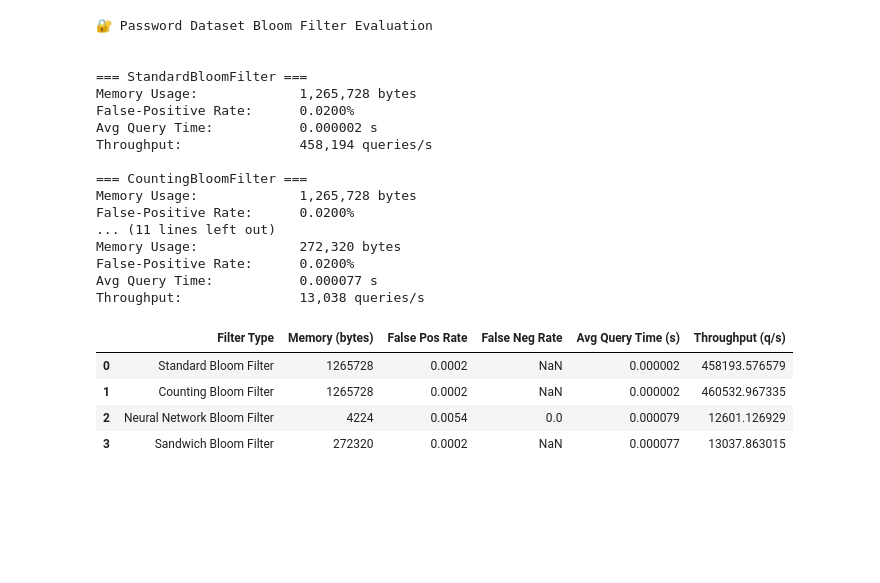
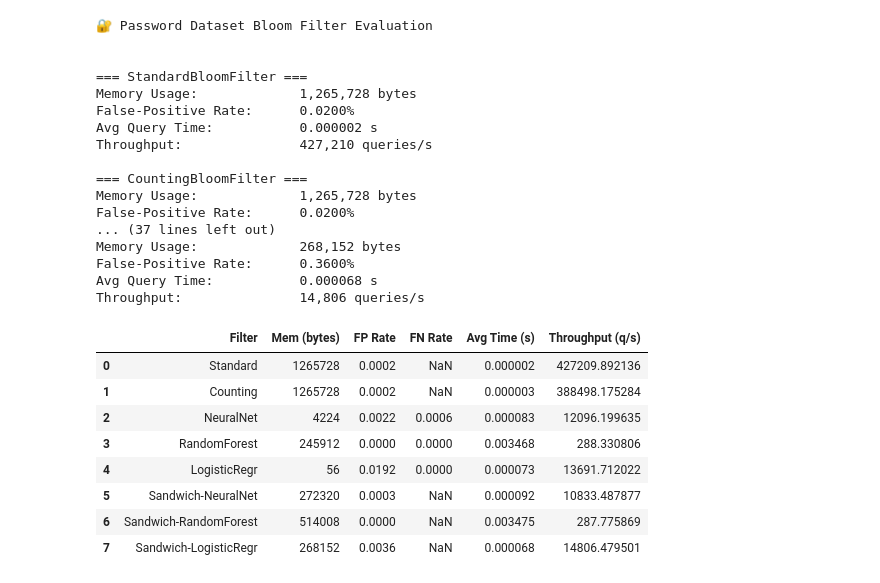
Before and after one commit to mbb249/CS6386_Final_Project, a Jupyter notebook: src/filters.ipynb, the cells around one changed output. Cells and saved outputs as stored; diff of their text form; code cells hidden in the pictures; blank space fills up the shorter version.

```diff
--- a/src/filters.ipynb
+++ b/src/filters.ipynb
@@ -138,7 +221,7 @@ def evaluate(bf, positives, negatives):
 
     # — measure false negatives (only makes sense for NN-based filters) —
     false_negatives = 0
-    if isinstance(bf, NeuralNetworkBloomFilter):
+    if isinstance(bf, NeuralNetworkBloomFilter) or isinstance(bf, RandomForestBloomFilter) or isinstance(bf, LogisticRegressionBloomFilter) :
         for url in positives:
             if not bf.query(url):
                 false_negatives += 1
@@ -154,14 +237,14 @@ def evaluate(bf, positives, negatives):
     print(f"\n=== {bf.__class__.__name__} ===")
     print(f"Memory Usage:             {mem_bytes:,} bytes")
     print(f"False‐Positive Rate:      {fpr:.4%}")
-    if isinstance(bf, NeuralNetworkBloomFilter):
+    if isinstance(bf, NeuralNetworkBloomFilter) or isinstance(bf, RandomForestBloomFilter) or isinstance(bf, LogisticRegressionBloomFilter) :
         print(f"False‐Negative Rate:      {fnr:.4%}")
     print(f"Avg Query Time:           {avg_query_time:.6f} s")
     print(f"Throughput:               {throughput:,.0f} queries/s")
 
     return {
         'fpr': fpr,
-        'fnr': fnr if isinstance(bf, NeuralNetworkBloomFilter) else None,
+        'fnr': fnr if isinstance(bf, NeuralNetworkBloomFilter) or isinstance(bf, RandomForestBloomFilter) or isinstance(bf, LogisticRegressionBloomFilter) else None,
         'avg_time': avg_query_time,
         'throughput': throughput,
         'memory_bytes': mem_bytes
@@ -224,56 +328,59 @@ Throughput:               10,401 queries/s
 # 🔐 Password Dataset
 print("\U0001f510 Password Dataset Bloom Filter Evaluation\n")
 with open("../datasets/passwords/password_positives.txt") as f:
     positives = f.read().splitlines()
 with open("../datasets/passwords/password_negatives.txt") as f:
     negatives = f.read().splitlines()
 
 filters_pw = [
-    ("Standard Bloom Filter", StandardBloomFilter(len(positives), 0.0005)),
-    ("Counting Bloom Filter", CountingBloomFilter(len(positives), 0.0005)),
-    ("Neural Network Bloom Filter", NeuralNetworkBloomFilter()),
-    ("Sandwich Bloom Filter", SandwichBloomFilter(positives, negatives, 0.20))
+    ("Standard", StandardBloomFilter(len(positives), 0.0005)),
+    ("Counting", CountingBloomFilter(len(positives), 0.0005)),
+] + [(name, bf) for name, bf in ml_filters] + [
+    (f"Sandwich-{name}", SandwichBloomFilter(bf, positives, negatives, 0.20))
+    for name, bf in ml_filters
 ]
-
-filters_pw[2][1].train(positives, negatives)
 
 results_pw = []
 for name, bf in filters_pw:
     m = evaluate(bf, positives, negatives)
     results_pw.append({
-        "Filter Type":      name,
-        "Memory (bytes)":   m["memory_bytes"],
-        "False Pos Rate":   m["fpr"],
-        "False Neg Rate":   m["fnr"],
-        "Avg Query Time (s)": m["avg_time"],
-        "Throughput (q/s)": m["throughput"],
+        "Filter":            name,
+        "Mem (bytes)":       m["memory_bytes"],
+        "FP Rate":           m["fpr"],
+        "FN Rate":           m["fnr"],
+        "Avg Time (s)":      m["avg_time"],
+        "Throughput (q/s)":  m["throughput"],
     })
 
 df_pw = pd.DataFrame(results_pw)
 display(df_pw)
 # %% [output]
 🔐 Password Dataset Bloom Filter Evaluation
 
 
 === StandardBloomFilter ===
 Memory Usage:             1,265,728 bytes
 False‐Positive Rate:      0.0200%
 Avg Query Time:           0.000002 s
-Throughput:               458,194 queries/s
+Throughput:               427,210 queries/s
 
 === CountingBloomFilter ===
 Memory Usage:             1,265,728 bytes
 False‐Positive Rate:      0.0200%
-... (11 lines left out)
-Memory Usage:             272,320 bytes
-False‐Positive Rate:      0.0200%
-Avg Query Time:           0.000077 s
-Throughput:               13,038 queries/s
+... (37 lines left out)
+Memory Usage:             268,152 bytes
+False‐Positive Rate:      0.3600%
+Avg Query Time:           0.000068 s
+Throughput:               14,806 queries/s
-|  | Filter Type | Memory (bytes) | False Pos Rate | False Neg Rate | Avg Query Time (s) | Throughput (q/s) |
-| 0 | Standard Bloom Filter | 1265728 | 0.0002 | NaN | 0.000002 | 458193.576579 |
-| 1 | Counting Bloom Filter | 1265728 | 0.0002 | NaN | 0.000002 | 460532.967335 |
-| 2 | Neural Network Bloom Filter | 4224 | 0.0054 | 0.0 | 0.000079 | 12601.126929 |
-| 3 | Sandwich Bloom Filter | 272320 | 0.0002 | NaN | 0.000077 | 13037.863015 |
+|  | Filter | Mem (bytes) | FP Rate | FN Rate | Avg Time (s) | Throughput (q/s) |
+| 0 | Standard | 1265728 | 0.0002 | NaN | 0.000002 | 427209.892136 |
+| 1 | Counting | 1265728 | 0.0002 | NaN | 0.000003 | 388498.175284 |
+| 2 | NeuralNet | 4224 | 0.0022 | 0.0006 | 0.000083 | 12096.199635 |
+| 3 | RandomForest | 245912 | 0.0000 | 0.0000 | 0.003468 | 288.330806 |
+| 4 | LogisticRegr | 56 | 0.0192 | 0.0000 | 0.000073 | 13691.712022 |
+| 5 | Sandwich-NeuralNet | 272320 | 0.0003 | NaN | 0.000092 | 10833.487877 |
+| 6 | Sandwich-RandomForest | 514008 | 0.0000 | NaN | 0.003475 | 287.775869 |
+| 7 | Sandwich-LogisticRegr | 268152 | 0.0036 | NaN | 0.000068 | 14806.479501 |
 # %%
 # 📏 IP Address Dataset
 print("\U0001f4cf IP Address Dataset Bloom Filter Evaluation\n")
```
Also changed, not shown: parts of 11 cells of this notebook.
